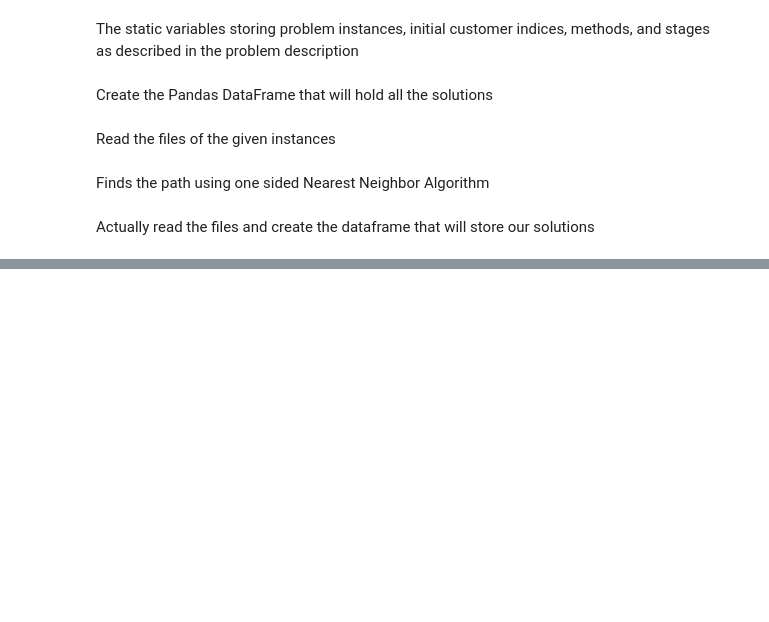
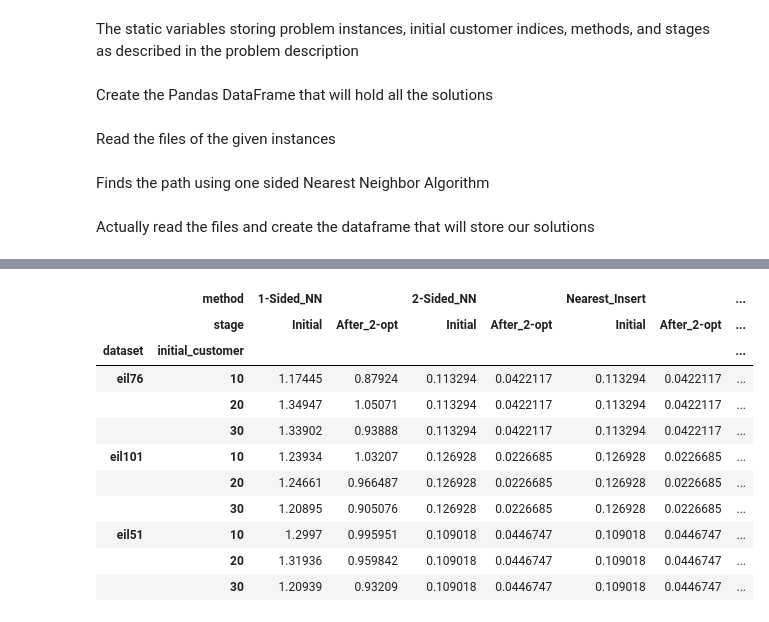
Before and after one commit to hanefi/heuristics, a Jupyter notebook: HW#1/Homework 1.ipynb, the cells around one changed output, grey strips where cells are left out. Drawn from its saved outputs; the diff is of its cells as text; code cells hidden in the pictures; blank space fills up the shorter version.

```diff
--- a/HW#1/Homework 1.ipynb
+++ b/HW#1/Homework 1.ipynb
@@ -283,0 +328,15 @@ df
+# %%
+df.div(df['optimal'],axis='rows')
+# %% [output]
+|  | method | 1-Sided_NN |  | 2-Sided_NN |  | Nearest_Insert |  | ... |
+|  | stage | Initial | After_2-opt | Initial | After_2-opt | Initial | After_2-opt | ... |
+| dataset | initial_customer |  |  |  |  |  |  | ... |
+| eil76 | 10 | 1.17445 | 0.87924 | 0.113294 | 0.0422117 | 0.113294 | 0.0422117 | ... |
+|  | 20 | 1.34947 | 1.05071 | 0.113294 | 0.0422117 | 0.113294 | 0.0422117 | ... |
+|  | 30 | 1.33902 | 0.93888 | 0.113294 | 0.0422117 | 0.113294 | 0.0422117 | ... |
+| eil101 | 10 | 1.23934 | 1.03207 | 0.126928 | 0.0226685 | 0.126928 | 0.0226685 | ... |
+|  | 20 | 1.24661 | 0.966487 | 0.126928 | 0.0226685 | 0.126928 | 0.0226685 | ... |
+|  | 30 | 1.20895 | 0.905076 | 0.126928 | 0.0226685 | 0.126928 | 0.0226685 | ... |
+| eil51 | 10 | 1.2997 | 0.995951 | 0.109018 | 0.0446747 | 0.109018 | 0.0446747 | ... |
+|  | 20 | 1.31936 | 0.959842 | 0.109018 | 0.0446747 | 0.109018 | 0.0446747 | ... |
+|  | 30 | 1.20939 | 0.93209 | 0.109018 | 0.0446747 | 0.109018 | 0.0446747 | ... |
```
Also changed, not shown: parts of 6 cells of this notebook.
